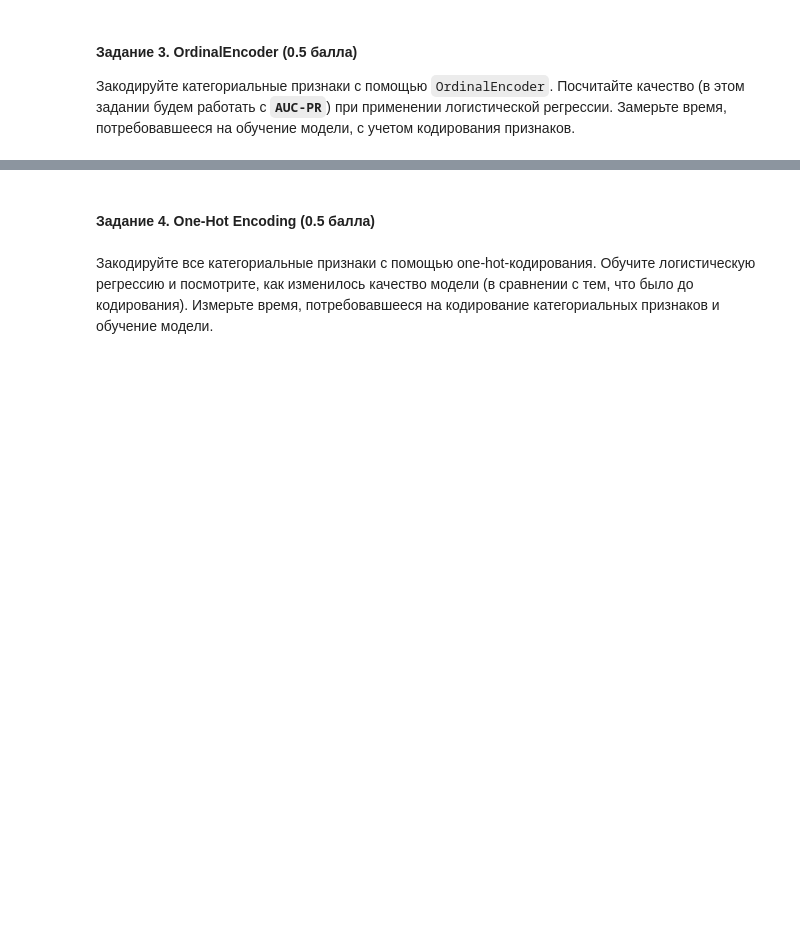
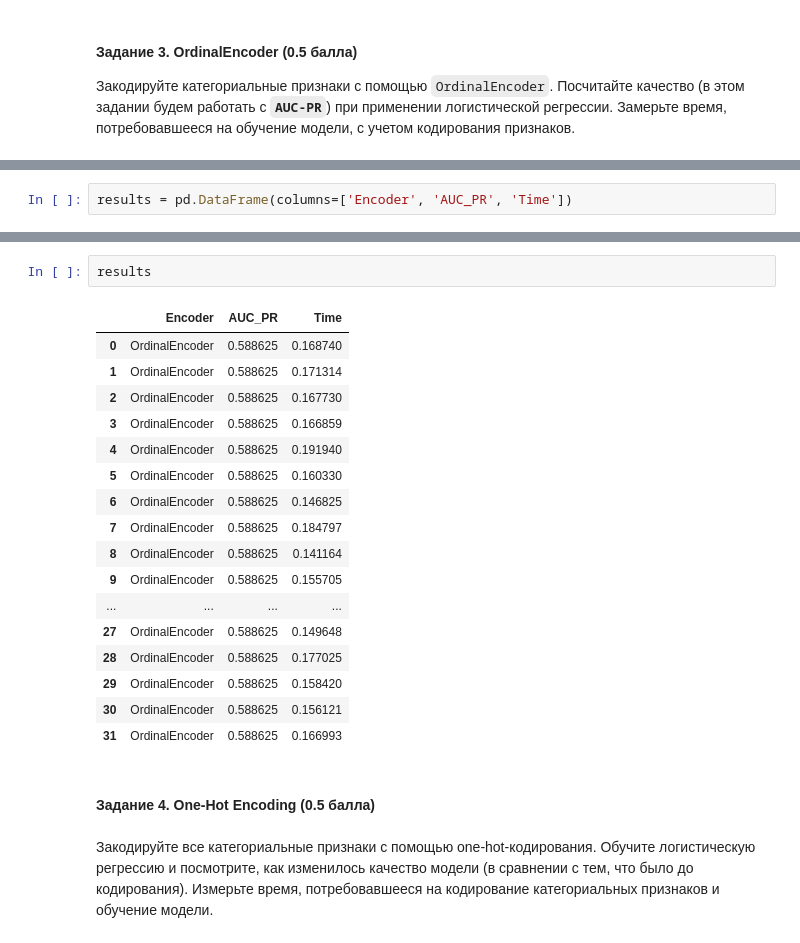
Before and after one commit to Uralbeckins/ML-Sokolov-Course, a Jupyter notebook: homework_practice_04_linclass.ipynb, the cells around one changed output, grey strips where cells are left out. Saved outputs shown, nothing was run; the diff lists cells and outputs as text; blank space fills up the shorter version.

Commit message:
encoders add

```diff
--- a/homework_practice_04_linclass.ipynb
+++ b/homework_practice_04_linclass.ipynb
@@ -805,0 +692,2 @@ ValueError: Found input variables with inconsistent numbers of samples: [700, 10
+# %%
+results = pd.DataFrame(columns=['Encoder', 'AUC_PR', 'Time'])
@@ -806,3 +759,23 @@ ValueError: Found input variables with inconsistent numbers of samples: [700, 10
+# %%
+results
+# %% [output]
+|  | Encoder | AUC_PR | Time |
+| 0 | OrdinalEncoder | 0.588625 | 0.168740 |
+| 1 | OrdinalEncoder | 0.588625 | 0.171314 |
+| 2 | OrdinalEncoder | 0.588625 | 0.167730 |
+| 3 | OrdinalEncoder | 0.588625 | 0.166859 |
+| 4 | OrdinalEncoder | 0.588625 | 0.191940 |
+| 5 | OrdinalEncoder | 0.588625 | 0.160330 |
+| 6 | OrdinalEncoder | 0.588625 | 0.146825 |
+| 7 | OrdinalEncoder | 0.588625 | 0.184797 |
+| 8 | OrdinalEncoder | 0.588625 | 0.141164 |
+| 9 | OrdinalEncoder | 0.588625 | 0.155705 |
+| ... | ... | ... | ... |
+| 27 | OrdinalEncoder | 0.588625 | 0.149648 |
+| 28 | OrdinalEncoder | 0.588625 | 0.177025 |
+| 29 | OrdinalEncoder | 0.588625 | 0.158420 |
+| 30 | OrdinalEncoder | 0.588625 | 0.156121 |
+| 31 | OrdinalEncoder | 0.588625 | 0.166993 |
 # %% [markdown]
 #### __Задание 4. One-Hot Encoding__ (0.5 балла)
 # %% [markdown]
```
Also changed, not shown: parts of 31 cells of this notebook.
